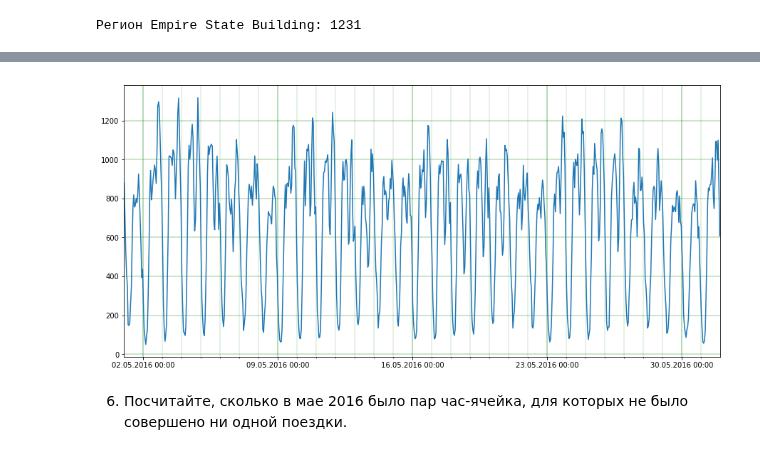
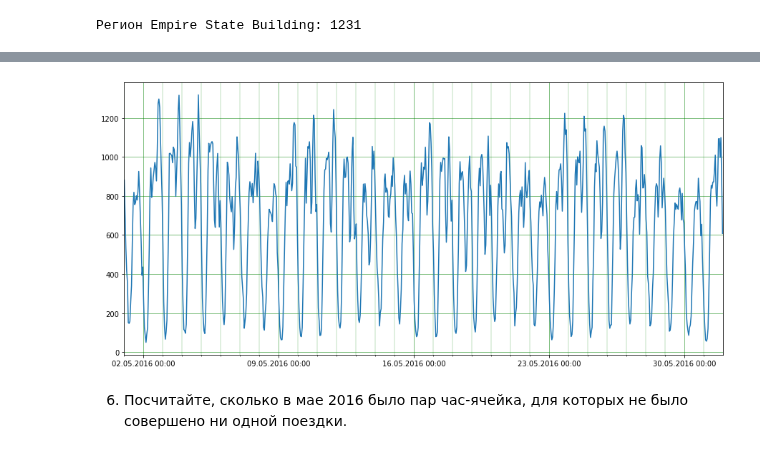
Before and after one commit to dminikorenb/DataLearning, a Jupyter notebook: Taxi/dminik6_part3_w1.ipynb, the cells around one changed output, grey strips where cells are left out. Drawn from its saved outputs; the diff is of its cells as text; code cells hidden in the pictures.

```diff
--- a/Taxi/dminik6_part3_w1.ipynb
+++ b/Taxi/dminik6_part3_w1.ipynb
@@ -848,18 +847,20 @@ Name: 1230, dtype: object
 # %%
 # 01.05.2016 - воскресенье
 # сетка построена так, чтобы была с понедельника и по понедельникам
-# fig = plt.figure(figsize=(15, 7))
+
 fig, ax = plt.subplots(figsize=(15, 7))
-labelrange = np.arange(24, 24*31, 24*7)
+
 ser = df[df.region==esb_region].sort_values(by=['datetime'])[["datetime", 'count']]
+max_num = len(ser.datetime.unique())
+labelrange = np.arange(24 * ((7 - ser.datetime.min().weekday()) % 7), max_num, 24*7)
 ax.plot(ser['count'].values)
 
 ax.set_xticks(labelrange)
 
 ax.set_xticklabels([ser.iloc[i].datetime.strftime("%d.%m.%Y %H:%M") for i in labelrange])
 
-ax.set_xticks(np.arange(24, 24*31, 24), minor=True)
-plt.xlim(0, 24*31)
+ax.set_xticks(np.arange(0, max_num, 24), minor=True)
+plt.xlim(0, max_num)
 
 # plt.xticks(labelrange,
 #           [ser.iloc[i].datetime.strftime("%d.%m.%Y %H:%M") for i in labelrange] )
@@ -873,37 +874,37 @@ plt.xlim(0, 24*31)
 # plt.xticks
 # plt.xticks ( x_tick )
 # ax = ser.plot(x='x_label', y='count', figsize=(15, 7),  grid='minor', rot= 90)
 #              xticks = x_tick
 #              ) #,
 # [i.get_text() for i in ax.get_xticklabels()]
 # [i for i in ax.axes.get_xticks()]
 # ax.set_xticks([0.0, 150.0, 200.0, 300.0, 400.0, 500.0, 600.0, 700.0, 800.0])
 
 
 
 # ax.tick_params(axis='x',which='minor',bottom=False)
 # ax.set_xticks( np.arange(0, 800, 24), minor=True )
 
-ax.xaxis.grid(True, which='both')
+# ax.xaxis.grid(True, which='both')
 ### xlabel(r'\textbf{X-AXIS}', fontsize=20)
 
 ### ax.xaxis.set_tick_params(labelsize=20)
 # ax.tick_params(which='major',  width=4)
 # ax.tick_params(which='minor',  width=2)
 
 # plt.xlim(ser.datetime.min(), ser.datetime.max())
 # plt.grid()
 
-plt.grid(b=True, which='major', color='g', lw=0.4) #, linestyle='-')
-plt.grid(b=True, which='minor', color='g', lw=0.2) #linestyle='--')
+plt.grid(b=True, which='major', color='g', lw=0.5) #, linestyle='-')
+plt.grid(b=True, which='minor', color='g', lw=0.25) #linestyle='--')
 
 plt.show()
 # ser.info()
 # dfplt['d_int'] = dfplt.datetime.astype(int)
 # ser.head()
 # dfplt.plot(x='d_int', y='count', figsize=(15, 7), xlim=(ser.datetime.min(), ser.datetime.max()))
 # %% [output]
-[figure, old version]
+[figure, new version]
 # %% [markdown]
 6. Посчитайте, сколько в мае 2016 было пар час-ячейка, для которых не было совершено ни одной поездки.
 # %%
```
Also changed, not shown: parts of 4 cells of this notebook.
